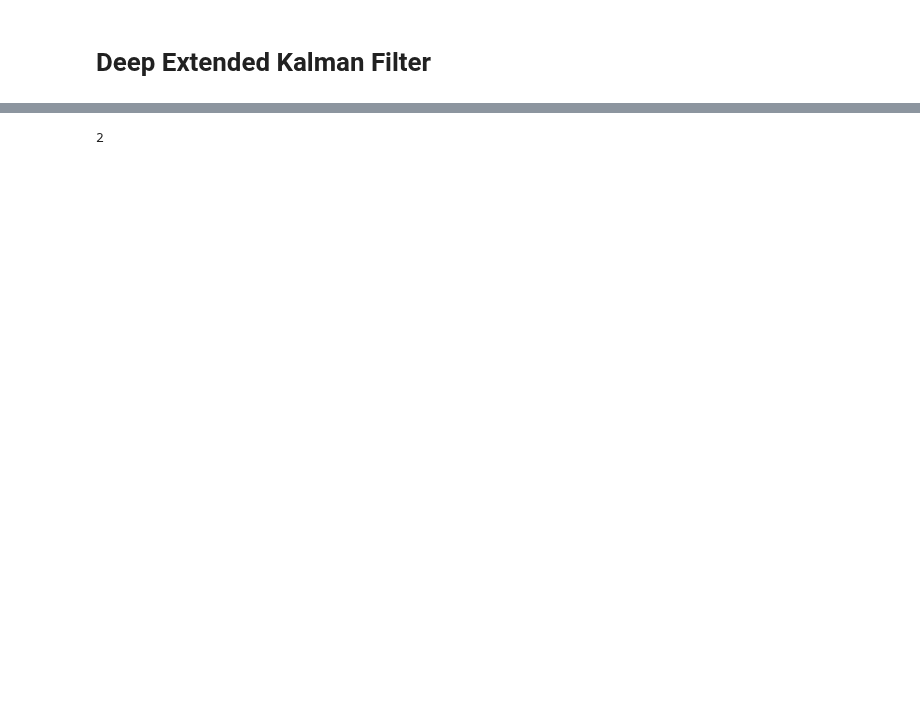
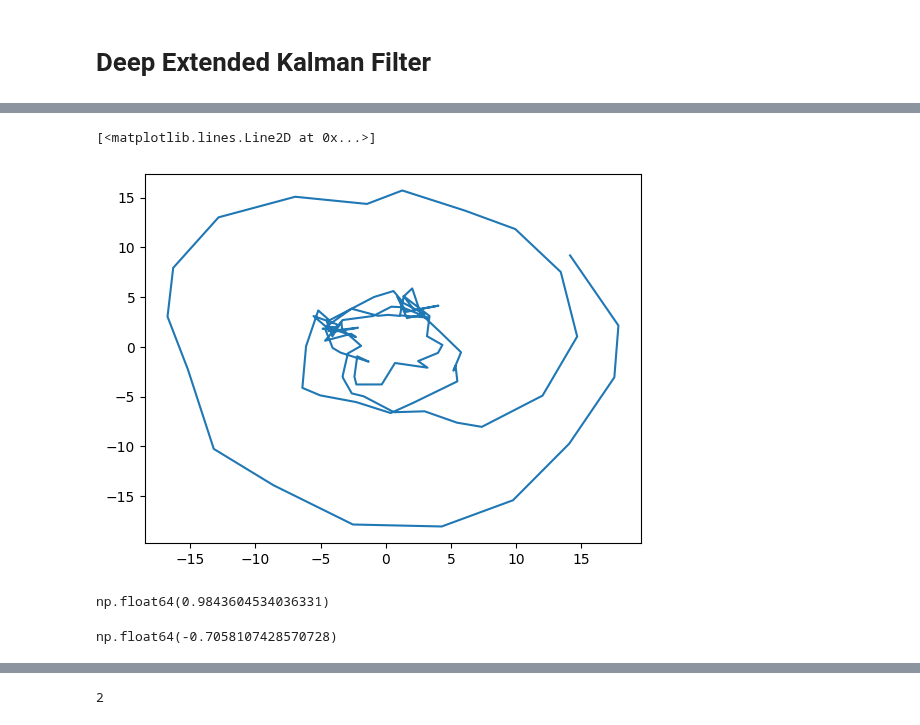
Before and after one commit to AvivG123/distributedKNET, a Jupyter notebook: notebooks/non_linear_simulation.ipynb, the cells around one changed output, grey strips where cells are left out. Cells and saved outputs as stored; diff of their text form; code cells hidden in the pictures; blank space fills up the shorter version.

```diff
--- a/notebooks/non_linear_simulation.ipynb
+++ b/notebooks/non_linear_simulation.ipynb
@@ -295,0 +201,40 @@ RuntimeError: shape '[5, 50, 10, 1]' is invalid for input of size 500
+# %%
+noise_levels = R_SCALE * np.linspace(1, 1, 1)
+mean_dist_classical_kalman = []
+all_err_classical_kalman = []
+mean_dist_deep_kalman = []
+all_err_deep_kalman = []
+# kalman_process.eval()
+for noise in tqdm(noise_levels):
+    test_noise_dataset = GraphDataset(g_test, f_sys_true , h_sys, q, noise * np.ones(node_num_test), monte_carlo_simulations=100, time_steps=test_time_steps, n_expansions=1, x0=scale)
+    x_real, x_pred_classical = run_experiment_classical_diffusion_kalman(
+        test_noise_dataset, f_sys_true , h_sys, noise * np.ones(node_num_test), q, P0, x0, time_steps=test_time_steps, node_num=node_num_test)
+    # classical_errors = mean_distance_function(x_real, x_pred_classical)
+    # all_err_classical_kalman.append(classical_errors)
+    # mean_dist_classical_kalman.append(np.mean(classical_errors))
+    # print(noise, np.mean(mean_distance_function(x_real, x_pred_classical)))
+    # x_pred_deep_list = []
+    # with torch.no_grad():
+    #     for graph in tqdm(test_noise_dataset):
+    #         # x_real = test_noise_dataset.y[..., 0]
+    #         x_pred_deep = kalman_process(graph)
+    #         x_pred_deep_mean = x_pred_deep.mean(axis=(0, 2, -1)).numpy()
+    #         x_pred_deep_list.append(x_pred_deep_mean)
+    # x_pred_deep_all = np.stack(x_pred_deep_list, axis=0)
+    # deep_errors = np.linalg.norm(x_pred_deep_all - x_real.transpose(0, 2, 1), axis=-1).mean(0)
+    # all_err_deep_kalman.append(deep_errors)
+    # mean_dist_deep_kalman.append(deep_errors.mean())
+
+    if True:
+        x_pred_gnn_list = []
+        with torch.no_grad():
+            for graph in tqdm(test_noise_dataset):
+                x_pred_gnn_rnn = gnn_rnn(
+                    graph.x, graph.h_system.node_classification.int(), graph.edge_index, None)
+                x_pred_gnn_rnn_mean = x_pred_gnn_rnn.mean(axis=0).numpy()
+                x_pred_gnn_list.append(x_pred_gnn_rnn_mean)
+        x_pred_gnn_all = np.stack(x_pred_gnn_list, axis=0)
+        gnn_errors = np.linalg.norm(x_pred_gnn_all - x_real.transpose(0, 2, 1), axis=-1).mean(0)
+
+all_err_deep_kalman = np.stack(all_err_deep_kalman, axis=0)
+all_err_classical_kalman = np.stack(all_err_classical_kalman, axis=0)
@@ -295,0 +301,7 @@ RuntimeError: shape '[5, 50, 10, 1]' is invalid for input of size 500
+# %%
+trajectory_num = 4
+plt.plot(test_noise_dataset[trajectory_num].y[:, 0, 0].numpy(),
+         test_noise_dataset[trajectory_num].y[:, 1, 0].numpy(), label='True')
+# %% [output]
+[<matplotlib.lines.Line2D at 0x...>]
+[figure, added]
@@ -295,0 +321,8 @@ RuntimeError: shape '[5, 50, 10, 1]' is invalid for input of size 500
+# %%
+20 * np.log10(1.12)
+# %% [output]
+np.float64(0.9843604534036331)
+# %%
+10 * np.log10(0.85)
+# %% [output]
+np.float64(-0.7058107428570728)
```
Also changed, not shown: parts of 67 cells of this notebook, 4 other files.
